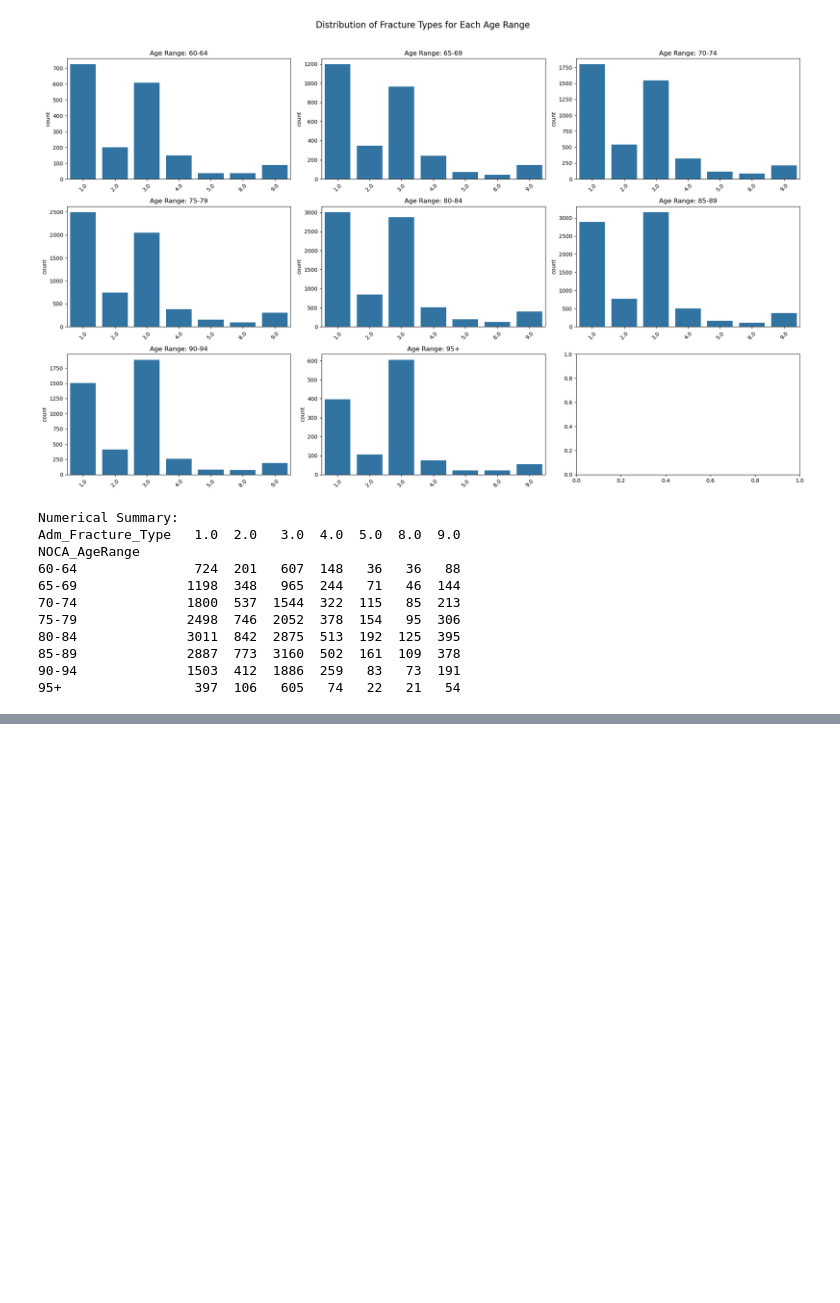
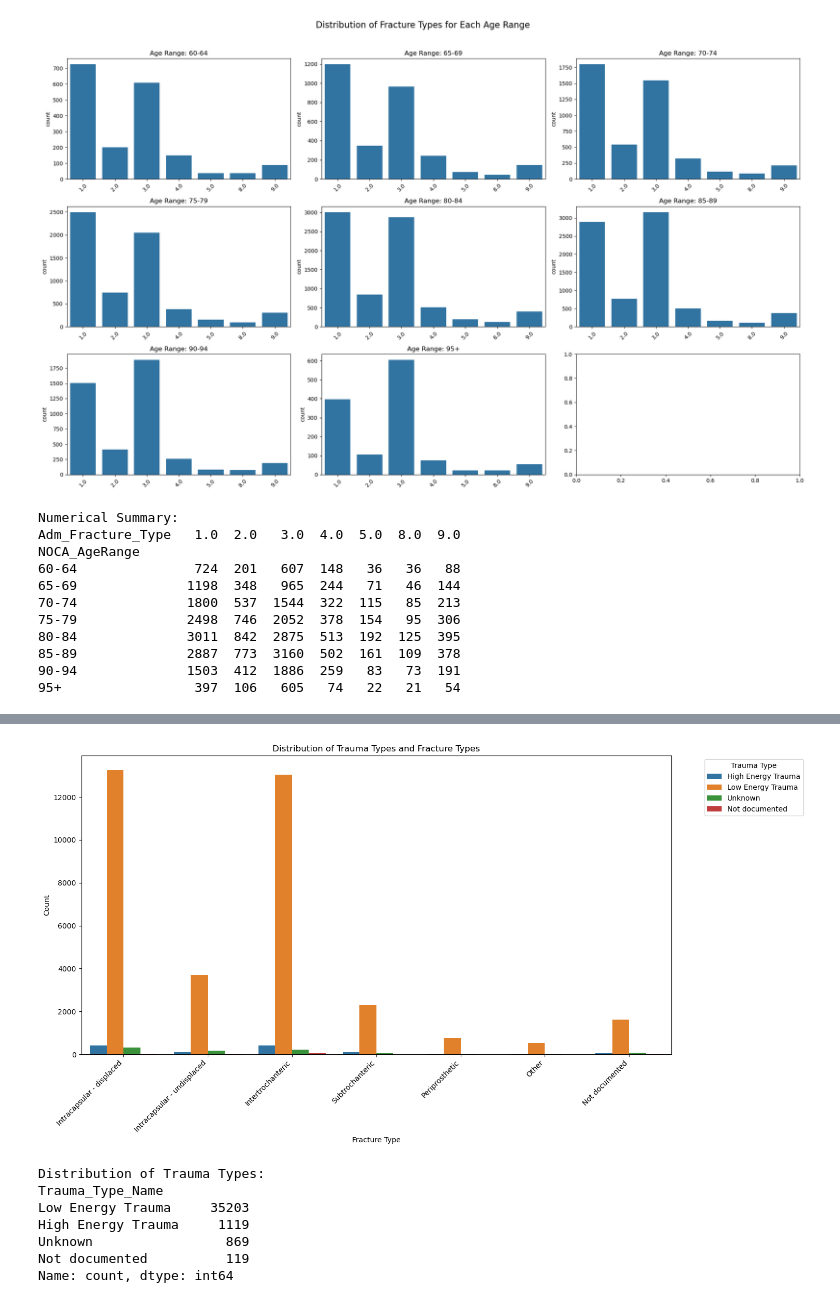
Before and after one commit to paulie57/ul_project_Msc_AI, a Jupyter notebook: data/ihfd/ihfd.ipynb, the cells around one changed output, grey strips where cells are left out. Drawn from its saved outputs; the diff is of its cells as text; code cells hidden in the pictures; blank space fills up the shorter version.

```diff
--- a/data/ihfd/ihfd.ipynb
+++ b/data/ihfd/ihfd.ipynb
@@ -309,0 +413,51 @@ NOCA_AgeRange
+# %%
+##plot the trauma type by fracture type
+trauma_type_map = {
+    1: 'High Energy Trauma',
+    2: 'Low Energy Trauma',
+    8: 'Unknown',
+    9: 'Not documented'
+}
+
+fracture_type_map = {
+    1: 'Intracapsular - displaced',
+    2: 'Intracapsular - undisplaced',
+    3: 'Intertrochanteric',
+    4: 'Subtrochanteric',
+    5: 'Periprosthetic',
+    8: 'Other',
+    9: 'Not documented'
+}
+
+# Map both columns to their descriptive names
+ihfd_red_df['Trauma_Type_Name'] = ihfd_red_df['Adm_Trauma_TYPE'].map(trauma_type_map)
+ihfd_red_df['Fracture_Type_Name'] = ihfd_red_df['Adm_Fracture_Type'].map(fracture_type_map)
+
+plt.figure(figsize=(15, 8))
+sns.countplot(data=ihfd_red_df,
+              x='Fracture_Type_Name',
+              hue='Trauma_Type_Name',
+              hue_order=[trauma_type_map[i] for i in sorted(trauma_type_map.keys())],
+              order=[fracture_type_map[i] for i in sorted(fracture_type_map.keys())])
+
+plt.xticks(rotation=45, ha='right')
+plt.title('Distribution of Trauma Types and Fracture Types')
+plt.xlabel('Fracture Type')
+plt.ylabel('Count')
+plt.legend(title='Trauma Type',
+          bbox_to_anchor=(1.05, 1),
+          loc='upper left')
+plt.tight_layout()
+plt.show()
+
+print("\nDistribution of Trauma Types:")
+print(ihfd_red_df['Trauma_Type_Name'].value_counts())
+# %% [output]
+[figure, added]
+Distribution of Trauma Types:
+Trauma_Type_Name
+Low Energy Trauma     35203
+High Energy Trauma     1119
+Unknown                 869
+Not documented          119
+Name: count, dtype: int64
```
Also changed, not shown: parts of 13 cells of this notebook, 1 other file.
